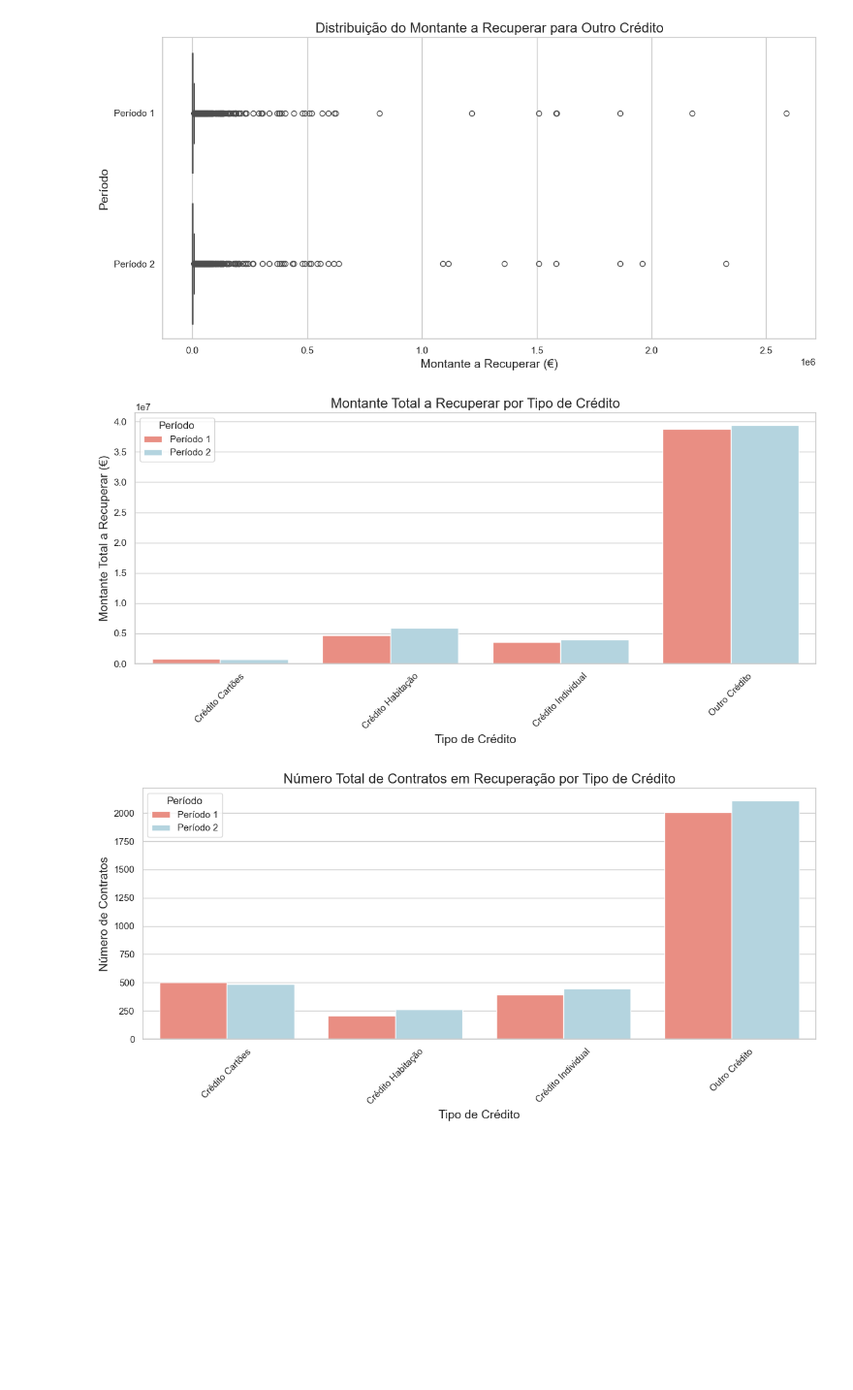
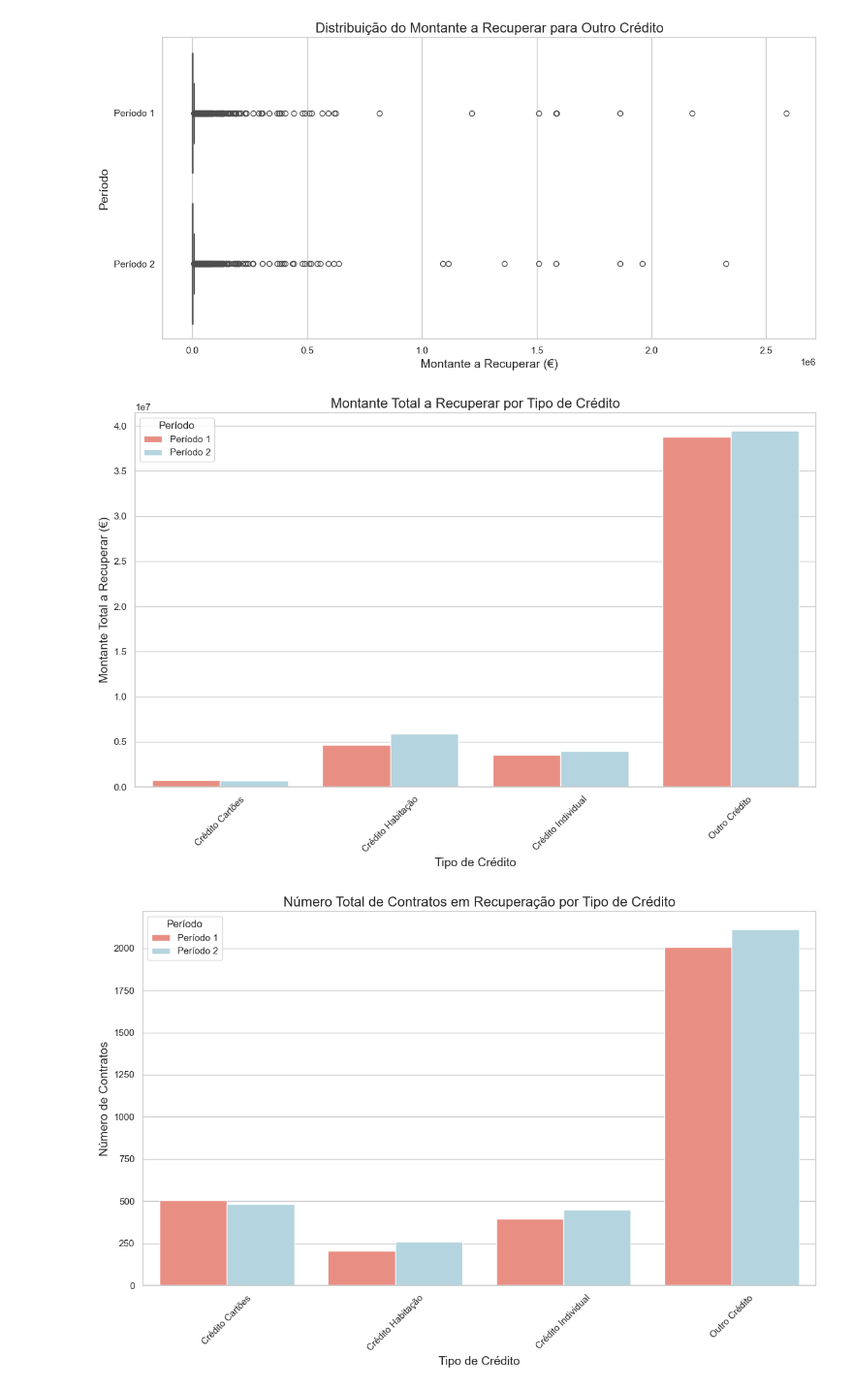
Before and after one commit to bruna-barbosa/analise-recuperacao-credito, a Jupyter notebook: analise.ipynb, the cells around one changed output. Shown: that part at 97% size. Drawn from its saved outputs; the diff is of its cells as text; code cells hidden in the pictures; blank space fills up the shorter version.

```diff
--- a/analise.ipynb
+++ b/analise.ipynb
@@ -428,38 +428,38 @@ period_palette = {
 }
 
 # Visualização Gráfica da Comparação entre Períodos para Montante Total a Recuperar
-plt.figure(figsize=(12, 6))
+plt.figure(figsize=(12, 8))
 sns.barplot(
     data=resumo_comparado,
     x="Tipo de Crédito",
     y="montante_total",
     hue="Período",
     palette=period_palette  # Usando a paleta para períodos
 )
 plt.title("Montante Total a Recuperar por Tipo de Crédito", fontsize=16)
 plt.xlabel("Tipo de Crédito", fontsize=14)
 plt.ylabel("Montante Total a Recuperar (€)", fontsize=14)
 plt.xticks(rotation=45)
 plt.legend(title='Período')
 plt.tight_layout()  # Ajusta o layout para evitar sobreposições
 plt.show()
 
 # Visualização Gráfica da Comparação entre Períodos para Número Total de Contratos
-plt.figure(figsize=(12, 6))
+plt.figure(figsize=(12, 8))
 sns.barplot(
     data=resumo_comparado,
     x="Tipo de Crédito",
     y="total_contratos",
     hue="Período",
     palette=period_palette  # Usando a paleta para períodos
 )
 plt.title("Número Total de Contratos em Recuperação por Tipo de Crédito", fontsize=16)
 plt.xlabel("Tipo de Crédito", fontsize=14)
 plt.ylabel("Número de Contratos", fontsize=14)
 plt.xticks(rotation=45)
 plt.legend(title='Período')
 plt.tight_layout()  # Ajusta o layout para evitar sobreposições
 plt.show()
 # %% [output]
-[figure, old version]
+[figure, new version]
-[figure, old version]
+[figure, new version]
```
